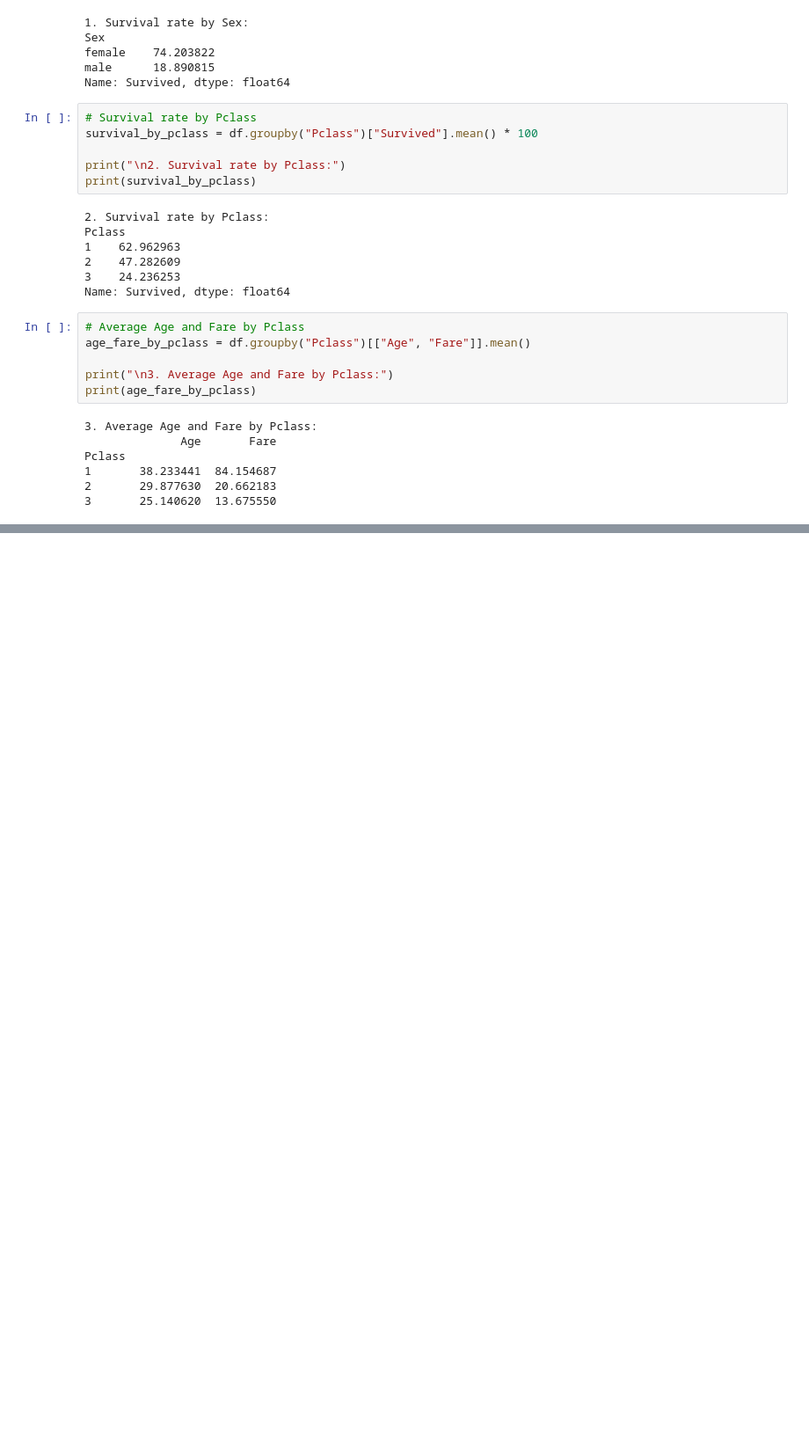
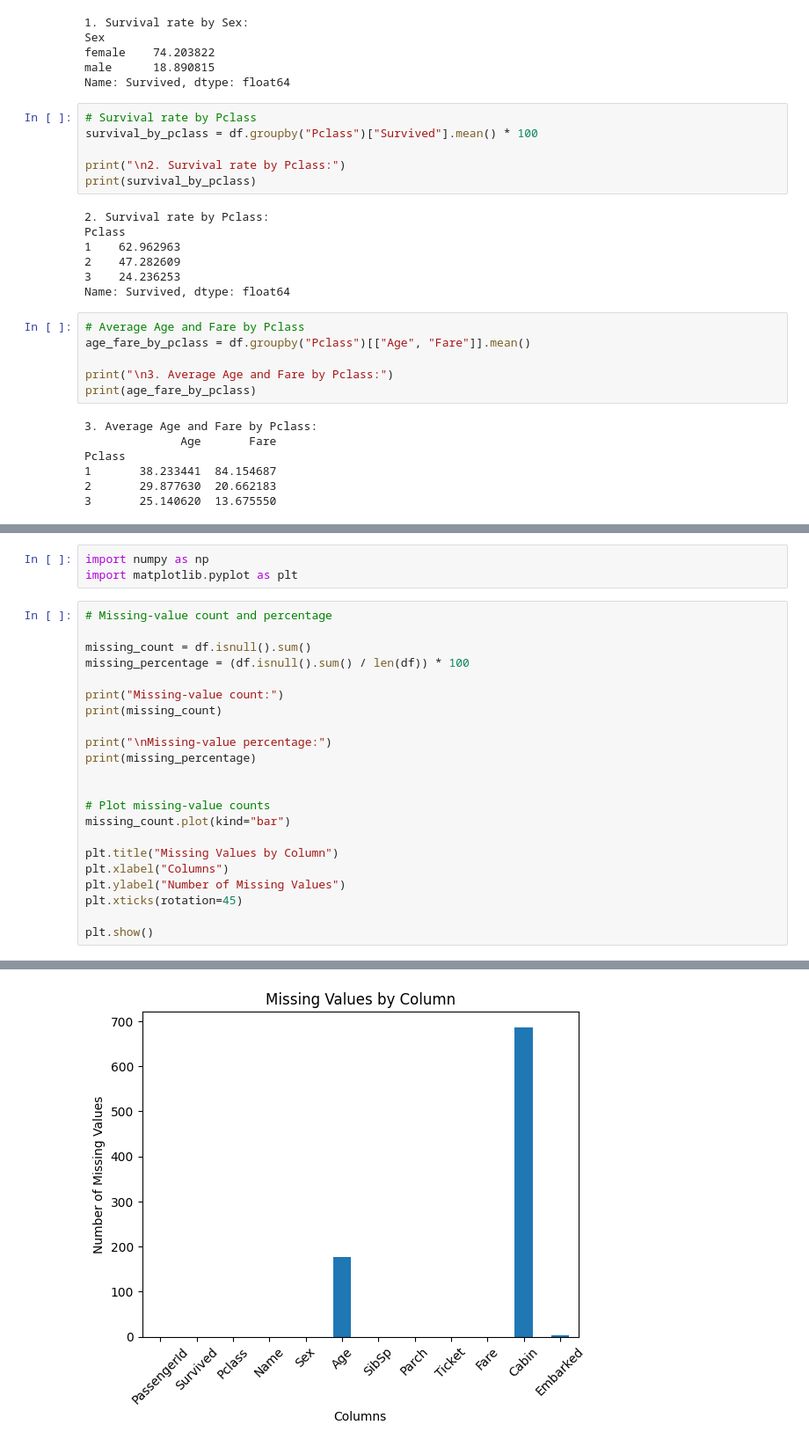
Before and after one commit to SteffiGeorge2708/202618018_SteffiGeorge_DS605, a Jupyter notebook: 202618018_Lab_2/202618018_lab_2.ipynb, the cells around one changed output, grey strips where cells are left out. Shown at 88% size. Cells and saved outputs as stored; diff of their text form; blank space fills up the shorter version.

```diff
--- a/202618018_Lab_2/202618018_lab_2.ipynb
+++ b/202618018_Lab_2/202618018_lab_2.ipynb
@@ -619,0 +670,26 @@ Pclass
+# %%
+import numpy as np
+import matplotlib.pyplot as plt
+# %%
+# Missing-value count and percentage
+
+missing_count = df.isnull().sum()
+missing_percentage = (df.isnull().sum() / len(df)) * 100
+
+print("Missing-value count:")
+print(missing_count)
+
+print("\nMissing-value percentage:")
+print(missing_percentage)
+
+
+# Plot missing-value counts
+missing_count.plot(kind="bar")
+
+plt.title("Missing Values by Column")
+plt.xlabel("Columns")
+plt.ylabel("Number of Missing Values")
+plt.xticks(rotation=45)
+
+plt.show()
+# %% [output]
@@ -619,0 +713 @@ Pclass
+[figure, added]
```
Also changed, not shown: parts of 17 cells of this notebook.
